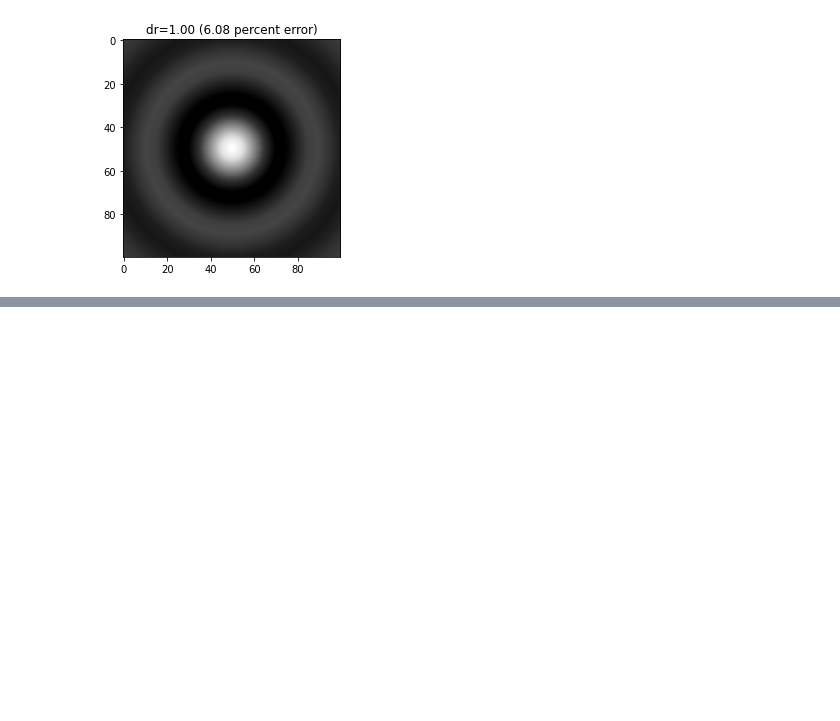
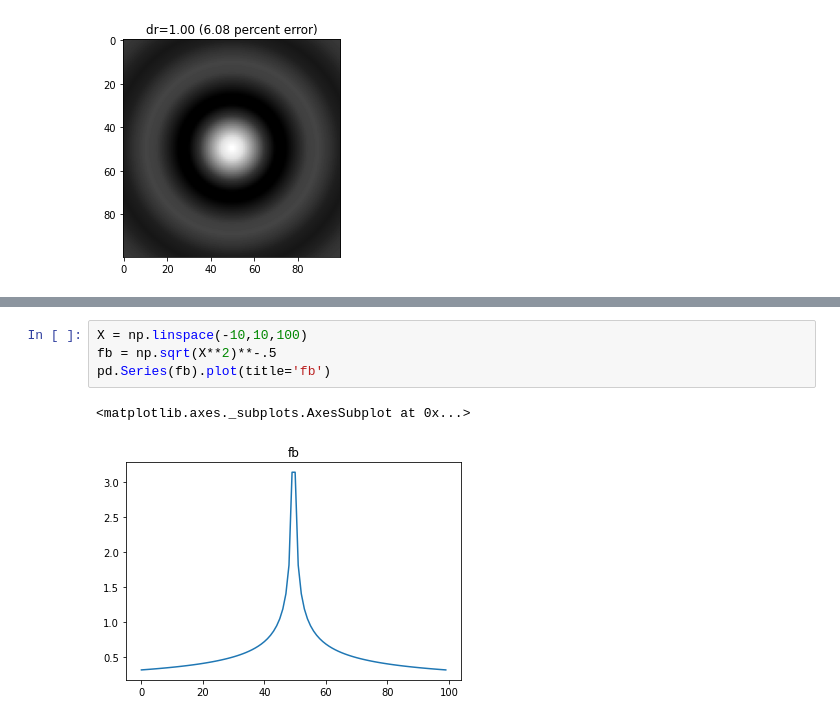
Before and after one commit to geoffwoollard/learn_cryoem_math, a Jupyter notebook: nb/hobbie_roth_fourier.ipynb, the cells around one changed output, grey strips where cells are left out. Saved outputs shown, nothing was run; the diff lists cells and outputs as text; blank space fills up the shorter version.

```diff
--- a/nb/hobbie_roth_fourier.ipynb
+++ b/nb/hobbie_roth_fourier.ipynb
@@ -380,0 +399,7 @@ Text(0.5, 1.0, 'dr=1.00 (6.08 percent error)')
+# %%
+X = np.linspace(-10,10,100)
+fb = np.sqrt(X**2)**-.5
+pd.Series(fb).plot(title='fb')
+# %% [output]
+<matplotlib.axes._subplots.AxesSubplot at 0x...>
+[figure, added]
```
Also changed, not shown: parts of 1 cell of this notebook.
